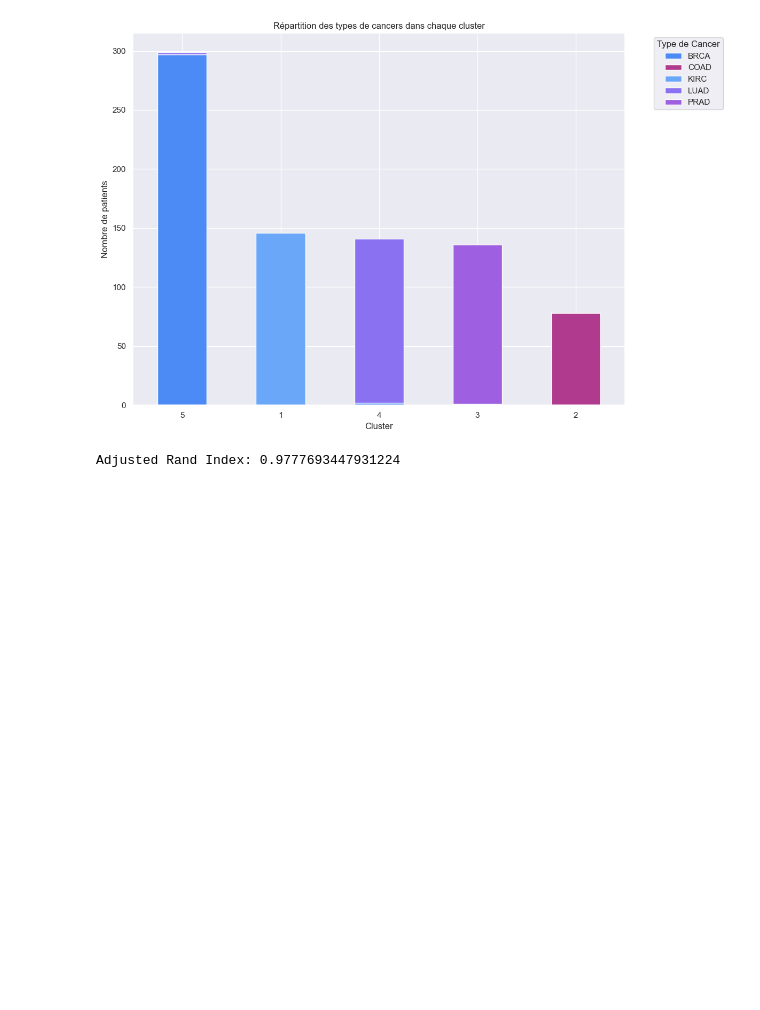
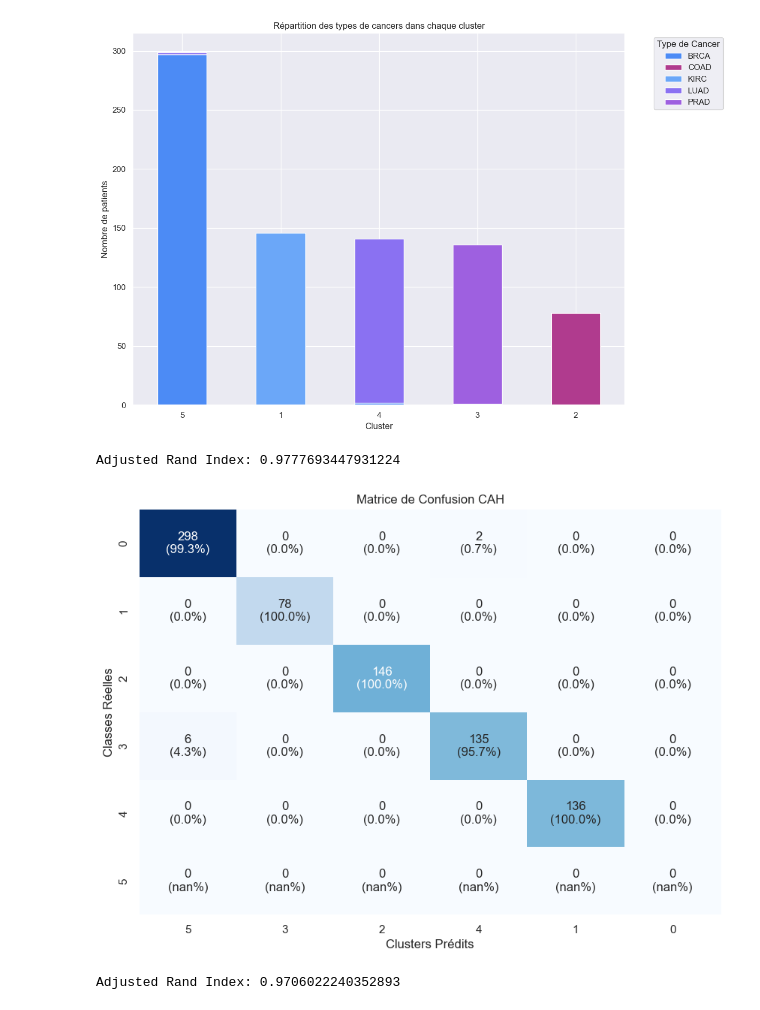
Before and after one commit to leaajo/APST, a Jupyter notebook: 2_cah.ipynb, the cells around one changed output. Cells and saved outputs as stored; diff of their text form; code cells hidden in the pictures; blank space fills up the shorter version.

```diff
--- a/2_cah.ipynb
+++ b/2_cah.ipynb
@@ -372,3 +372,64 @@ print(f"Adjusted Rand Index: {ari}")
 # %% [output]
 [figure]
 Adjusted Rand Index: 0.9777693447931224
+# %%
+from scipy.cluster.hierarchy import linkage, fcluster
+from sklearn.metrics import confusion_matrix, adjusted_rand_score
+from scipy.optimize import linear_sum_assignment
+
+# Réalisation de l'ACP en gardant uniquement les 100 premières composantes
+pca = PCA(n_components=100)
+components = pca.fit_transform(df_scaled)
+
+# Standardisation des composantes principales
+scaler = StandardScaler()
+components_scaled = scaler.fit_transform(components)
+
+# Clustering hiérarchique avec la méthode de Ward
+linkage_matrix = linkage(components_scaled, method='ward')
+
+# Créer les classes en fonction d'un seuil de distance (ici 39)
+clusters = fcluster(linkage_matrix, t=39, criterion='distance')
+
+# Charger les labels
+labels = pd.read_csv('data/labels.csv')
+
+# Calculer la matrice de confusion optimale
+def calculate_confusion_matrix(true_labels, predicted_labels):
+    # Calculer la matrice de contingence
+    contingency_matrix = confusion_matrix(true_labels, predicted_labels)
+
+    # Utiliser l'algorithme hongrois pour trouver la meilleure correspondance
+    row_ind, col_ind = linear_sum_assignment(-contingency_matrix)
+
+    # Réorganiser la matrice de confusion pour correspondre aux clusters
+    optimal_confusion_matrix = contingency_matrix[row_ind[:, np.newaxis], col_ind]
+
+    return optimal_confusion_matrix, row_ind, col_ind
+
+# Calculer la matrice de confusion optimale
+true_labels = labels['Class'].astype('category').cat.codes.values  # Convertir les types de cancer en codes numériques
+optimal_confusion_matrix, row_ind, col_ind = calculate_confusion_matrix(true_labels, clusters)
+
+# Calculer les pourcentages
+percentage_matrix = optimal_confusion_matrix / optimal_confusion_matrix.sum(axis=1, keepdims=True) * 100
+
+# Préparer les annotations avec le nombre d'individus et les pourcentages
+annotations = [f"{int(count)}\n({percentage:.1f}%)" for count, percentage in zip(optimal_confusion_matrix.flatten(), percentage_matrix.flatten())]
+annotations = np.array(annotations).reshape(optimal_confusion_matrix.shape)
+
+# Visualiser la matrice de confusion avec les pourcentages
+plt.figure(figsize=(10, 7))
+sns.heatmap(optimal_confusion_matrix, annot=annotations, fmt='', cmap='Blues',
+            xticklabels=col_ind, yticklabels=row_ind, cbar=False)
+plt.title('Matrice de Confusion CAH')
+plt.xlabel('Clusters Prédits')
+plt.ylabel('Classes Réelles')
+plt.show()
+
+# Calcul de l'Adjusted Rand Index (ARI)
+ari = adjusted_rand_score(true_labels, clusters)
+print(f"Adjusted Rand Index: {ari}")
+# %% [output]
+[figure, added]
+Adjusted Rand Index: 0.9706022240352893
```
Also changed, not shown: 1 other file.
